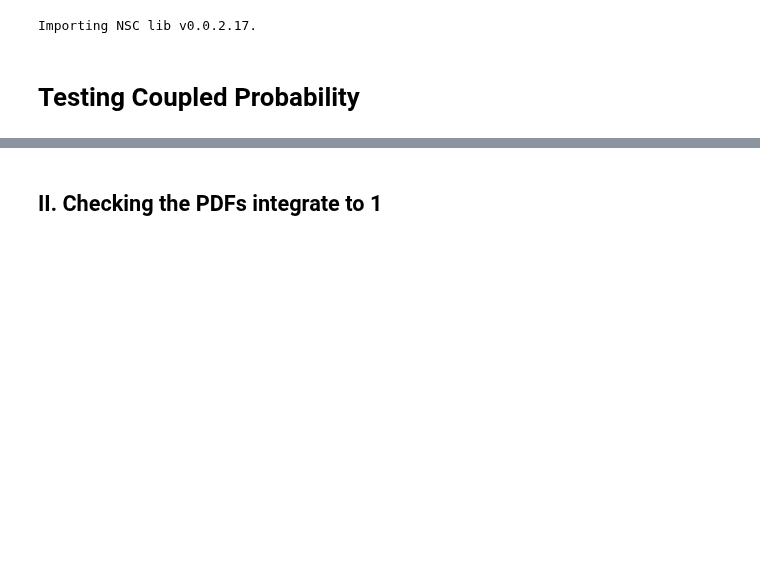
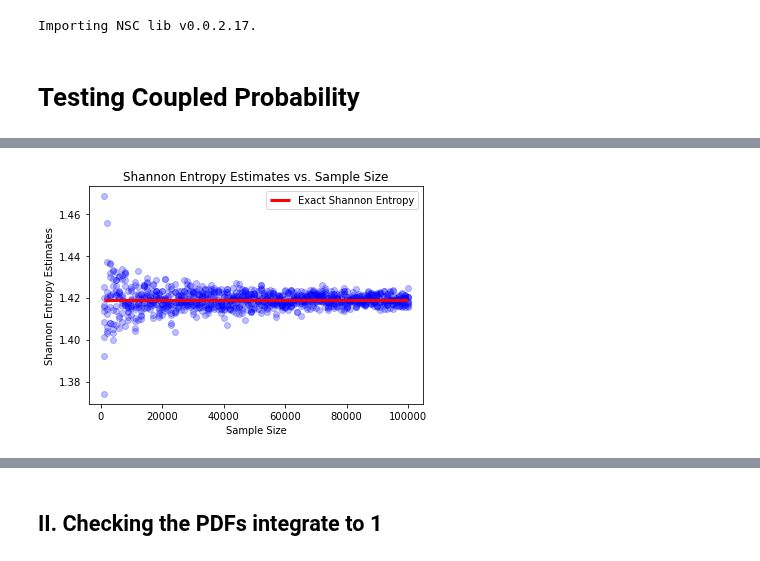
Before and after one commit to Photrek/Nonlinear-Statistical-Coupling, a Jupyter notebook: workspace/john/Coupled Entropy Functions Testing.ipynb, the cells around one changed output, grey strips where cells are left out. Drawn from its saved outputs; the diff is of its cells as text; code cells hidden in the pictures; blank space fills up the shorter version.

Commit message:
Added testing of shannon entropy estimates.

```diff
--- a/workspace/john/Coupled Entropy Functions Testing.ipynb
+++ b/workspace/john/Coupled Entropy Functions Testing.ipynb
@@ -137,0 +132,36 @@ cef.shannon_entropy(scipy_normal.pdf,
+# %%
+exact_normal_entropy = scipy_normal.entropy()
+
+num_sims_per_sample_size = 10
+
+min_n, max_n, num = 1000, 100000, 100
+sample_sizes = np.linspace(min_n, max_n, num)
+
+for i in range(num_sims_per_sample_size):
+
+    shannon_entropy_estimates = []
+
+    for n in sample_sizes:
+
+        shannon_entropy_estimate = cef.shannon_entropy(scipy_normal.pdf,
+                                                       scipy_normal.rvs,
+                                                       dim=1,
+                                                       root=False,
+                                                       n=int(n))
+
+        shannon_entropy_estimates.append(shannon_entropy_estimate)
+
+    plt.scatter(sample_sizes, shannon_entropy_estimates, color="blue", alpha=0.25)
+
+# Add a label a horizontal line for the approximate integral ratio.
+plt.hlines(exact_normal_entropy, min_n, max_n,
+           colors="red",
+           label='Exact Shannon Entropy',
+           linewidth=3)
+plt.legend(loc="upper right")
+plt.xlabel("Sample Size")
+plt.ylabel("Shannon Entropy Estimates")
+plt.title("Shannon Entropy Estimates vs. Sample Size")
+plt.show()
+# %% [output]
+[figure, added]
```
Also changed, not shown: parts of 7 cells of this notebook.
